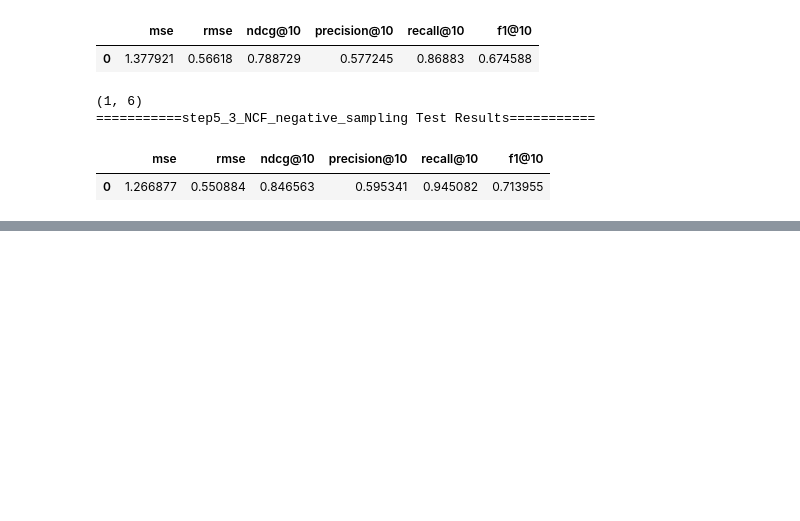
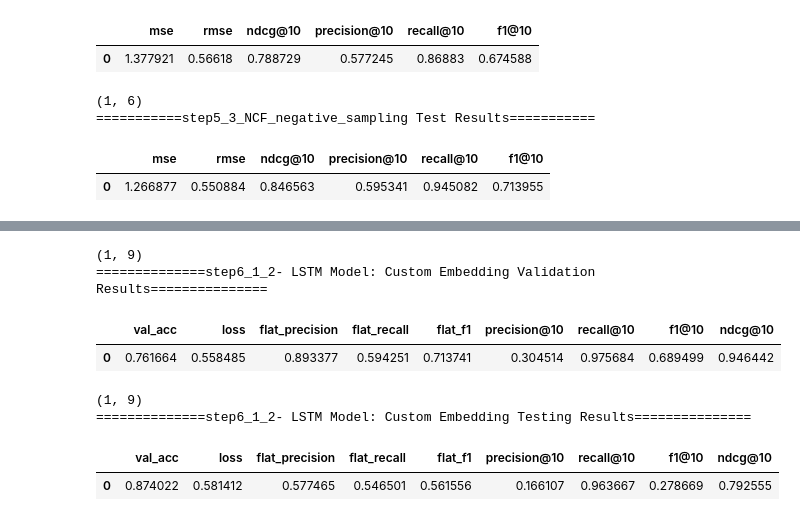
Before and after one commit to prppy/bt4222_group_6_amazon, a Jupyter notebook: notebooks/step7_evaluation.ipynb, the cells around one changed output, grey strips where cells are left out. Saved outputs shown, nothing was run; the diff lists cells and outputs as text; code cells hidden in the pictures; blank space fills up the shorter version.

```diff
--- a/notebooks/step7_evaluation.ipynb
+++ b/notebooks/step7_evaluation.ipynb
@@ -251,0 +296,20 @@ dtype: float64
+# %%
+#step6_1_2- LSTM Model: Custom Embedding
+LSTM_custom_embedding_val_results = pd.read_csv(os.path.join(results_dir,"LSTM Custom Embedding/val_evaluation_results.csv"))
+print(LSTM_custom_embedding_val_results.shape)
+print("==============step6_1_2- LSTM Model: Custom Embedding Validation Results===============")
+display(LSTM_custom_embedding_val_results.head())
+
+LSTM_custom_embedding_test_results = pd.read_csv(os.path.join(results_dir,"LSTM Custom Embedding/test_evaluation_results.csv"))
+print(LSTM_custom_embedding_test_results.shape)
+print("==============step6_1_2- LSTM Model: Custom Embedding Testing Results===============")
+display(LSTM_custom_embedding_test_results.head())
+# %% [output]
+(1, 9)
+==============step6_1_2- LSTM Model: Custom Embedding Validation Results===============
+|  | val_acc | loss | flat_precision | flat_recall | flat_f1 | precision@10 | recall@10 | f1@10 | ndcg@10 |
+| 0 | 0.761664 | 0.558485 | 0.893377 | 0.594251 | 0.713741 | 0.304514 | 0.975684 | 0.689499 | 0.946442 |
+(1, 9)
+==============step6_1_2- LSTM Model: Custom Embedding Testing Results===============
+|  | val_acc | loss | flat_precision | flat_recall | flat_f1 | precision@10 | recall@10 | f1@10 | ndcg@10 |
+| 0 | 0.874022 | 0.581412 | 0.577465 | 0.546501 | 0.561556 | 0.166107 | 0.963667 | 0.278669 | 0.792555 |
```
Also changed, not shown: parts of 11 cells of this notebook, 40 other files.
